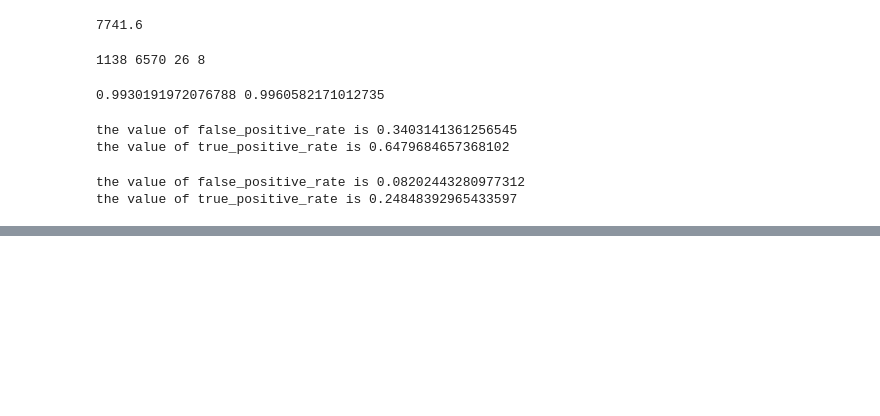
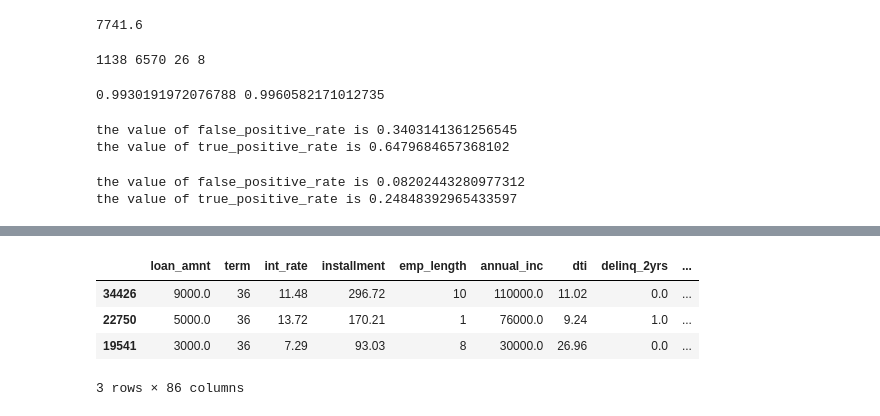
Before and after one commit to KaustuvDash/Credit-Modelling, a Jupyter notebook: First_DataScienceProject_ongithub.ipynb, the cells around one changed output, grey strips where cells are left out. Saved outputs shown, nothing was run; the diff lists cells and outputs as text; code cells hidden in the pictures; blank space fills up the shorter version.

```diff
--- a/First_DataScienceProject_ongithub.ipynb
+++ b/First_DataScienceProject_ongithub.ipynb
@@ -602,0 +618,4 @@ the value of true_positive_rate is 0.9787750151607034
+# %%
+credit_one = credit[credit['loan_status']==1]
+x = credit_one.drop('loan_status',axis=1)
+y = credit_one['loan_status']
@@ -602,0 +638,8 @@ the value of true_positive_rate is 0.9787750151607034
+# %%
+x_train_one.head(3)
+# %% [output]
+|  | loan_amnt | term | int_rate | installment | emp_length | annual_inc | dti | delinq_2yrs | ... |
+| 34426 | 9000.0 | 36 | 11.48 | 296.72 | 10 | 110000.0 | 11.02 | 0.0 | ... |
+| 22750 | 5000.0 | 36 | 13.72 | 170.21 | 1 | 76000.0 | 9.24 | 1.0 | ... |
+| 19541 | 3000.0 | 36 | 7.29 | 93.03 | 8 | 30000.0 | 26.96 | 0.0 | ... |
+3 rows × 86 columns
```
Also changed, not shown: parts of 28 cells of this notebook.
